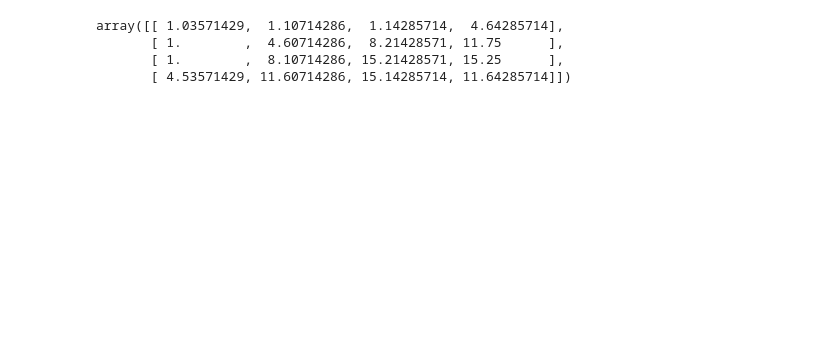
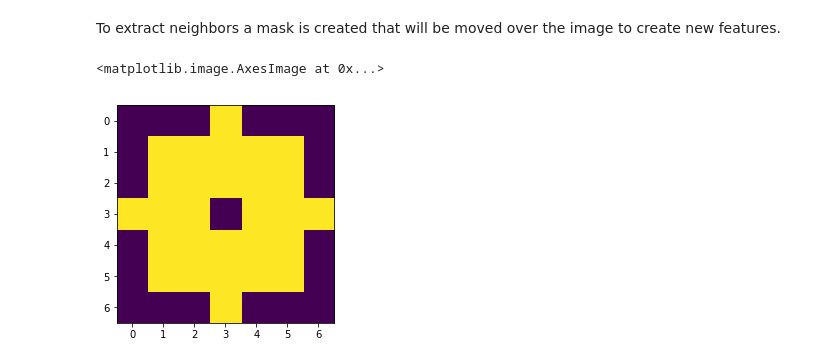
Before and after one commit to jonatan-flyckt/bachelors-thesis-playground, a Jupyter notebook: mask.ipynb, the cells around one changed output. Drawn from its saved outputs; the diff is of its cells as text; code cells hidden in the pictures; blank space fills up the shorter version.

Commit message:
Updated mask with some examples.

```diff
--- a/mask.ipynb
+++ b/mask.ipynb
@@ -4,3 +6,5 @@ from scipy.ndimage.filters import generic_filter as gf
+# %% [markdown]
+To extract neighbors a mask is created that will be moved over the image to create new features.
 # %%
 def create_circular_mask(radius):
     kernel = np.zeros((2*radius+1, 2*radius+1))
@@ -9,16 +13,9 @@ def create_circular_mask(radius):
     mask[radius][radius] = 0
     kernel[mask] = 1
     return kernel
-# %%
-data = np.array([[1, 1, 1,  2],
-          [1, 1, 1,  1],
-          [1, 1, 1,  1],
-          [1, 1, 1,  100]], dtype=np.float)
-mask = create_circular_mask(3)
-
-gf(data,np.nanmean,footprint=mask)
-# %% [output]
-array([[ 1.03571429,  1.10714286,  1.14285714,  4.64285714],
-       [ 1.        ,  4.60714286,  8.21428571, 11.75      ],
-       [ 1.        ,  8.10714286, 15.21428571, 15.25      ],
-       [ 4.53571429, 11.60714286, 15.14285714, 11.64285714]])
+# %%
+#Example of mask
+plt.imshow(create_circular_mask(3))
+# %% [output]
+<matplotlib.image.AxesImage at 0x...>
+[figure, added]
```
Also changed, not shown: parts of 2 cells of this notebook.
